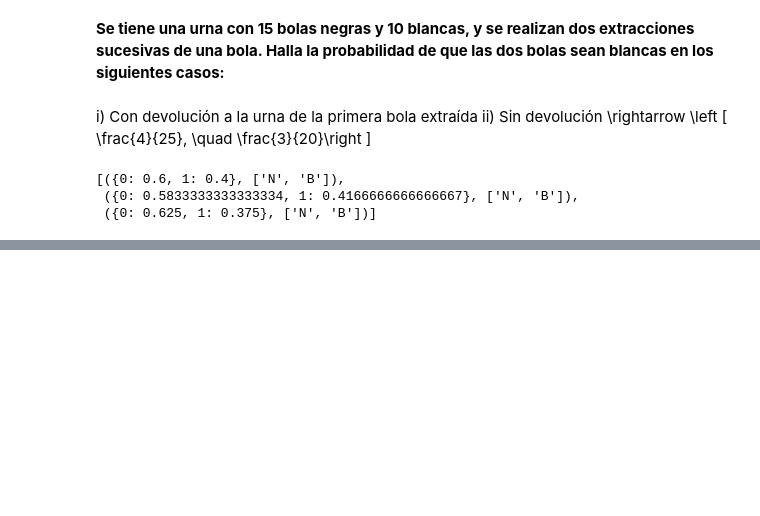
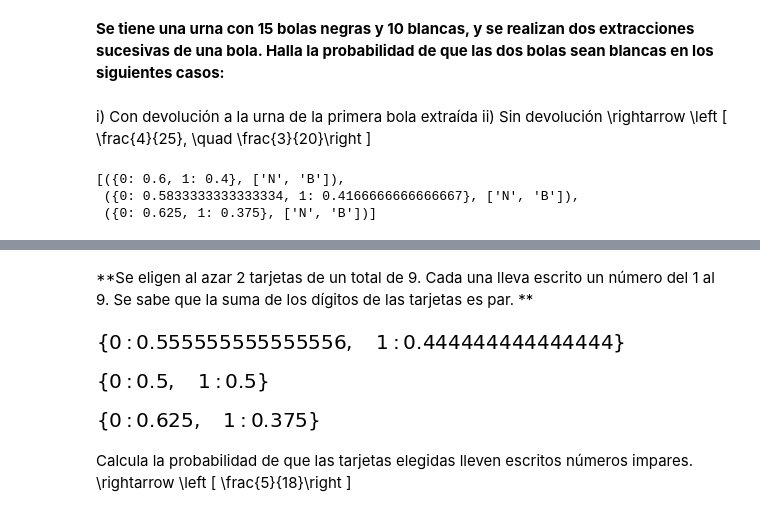
Before and after one commit to crdguez/mat1bac_cit, a Jupyter notebook: notebooks/43 Probabilidad.ipynb, the cells around one changed output, grey strips where cells are left out. Drawn from its saved outputs; the diff is of its cells as text; code cells hidden in the pictures; blank space fills up the shorter version.

```diff
--- a/notebooks/43 Probabilidad.ipynb
+++ b/notebooks/43 Probabilidad.ipynb
@@ -358,0 +347,49 @@ extraída fuera negra también.
+# %%
+# Página 99 ejercicio 17
+
+
+datos = [['I',5],['P',4]]
+
+texto_ejercicio = r"""Se eligen al azar 2 tarjetas de un total de 9. Cada una lleva escrito un número del 1 al 9. Se sabe que la suma
+de los dígitos de las tarjetas es par.
+""".format(pr1,pr2)
+
+n_ejercicio = 'p099e17'
+
+display(md("**"+texto_ejercicio+"**"))
+
+remplazamiento=False
+
+ini = FiniteRV('ini',density=extracciones(datos, remplazamiento)[0][0])
+si_1 = FiniteRV('si_1',density=extracciones(datos, remplazamiento)[1][0])
+si_2 = FiniteRV('si_2',density=extracciones(datos, remplazamiento)[2][0])
+
+display(density(ini).dict,density(si_1).dict,density(si_2).dict)
+
+enunciado_latex, enunciado, solucion = [],[],[]
+
+en = r"""Calcula la probabilidad de que las tarjetas elegidas lleven escritos
+números impares."""
+
+enunciado_latex.append(en)
+enunciado = str(en)
+
+#P(Eq(frances,val_1.index('F')))
+
+p1 = P(Eq(ini,0))*P(Eq(si_1,0))
+
+solucion.append(latex([nsimplify(p1)
+               ]))
+
+display(md(""+ enunciado_latex[0] +" \\rightarrow " + solucion[0] +""))
+
+df_ejercicios = df_ejercicios.append(añadir_ejercicios(enunciado_latex, enunciado, solucion, texto_ejercicio, curso, titulo , n_ejercicio, '1', '2', enun_tex=False), ignore_index=True)
+# %% [output]
+**Se eligen al azar 2 tarjetas de un total de 9. Cada una lleva escrito un número del 1 al 9. Se sabe que la suma
+de los dígitos de las tarjetas es par.
+**
+[figure, added]
+[figure, added]
+[figure, added]
+Calcula la probabilidad de que las tarjetas elegidas lleven escritos
+números impares. \rightarrow \left [ \frac{5}{18}\right ]
```
Also changed, not shown: parts of 18 cells of this notebook, 5 other files.
